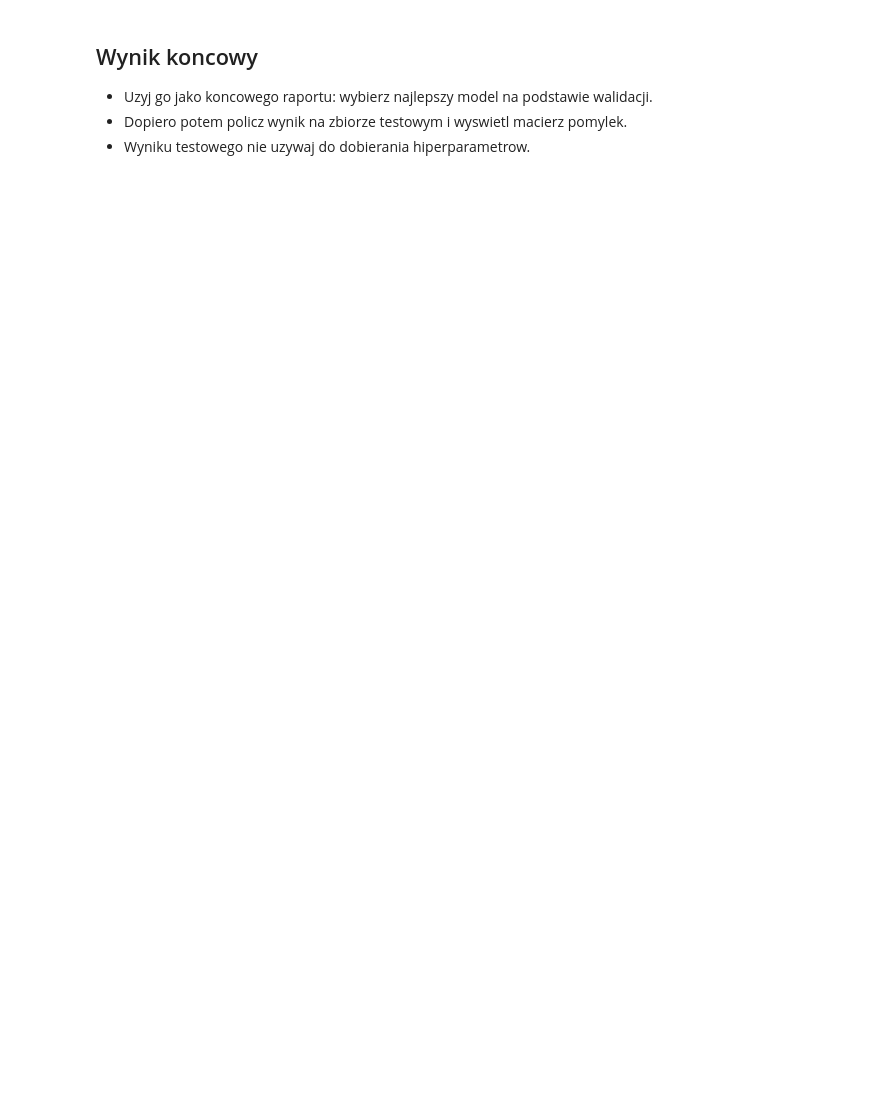
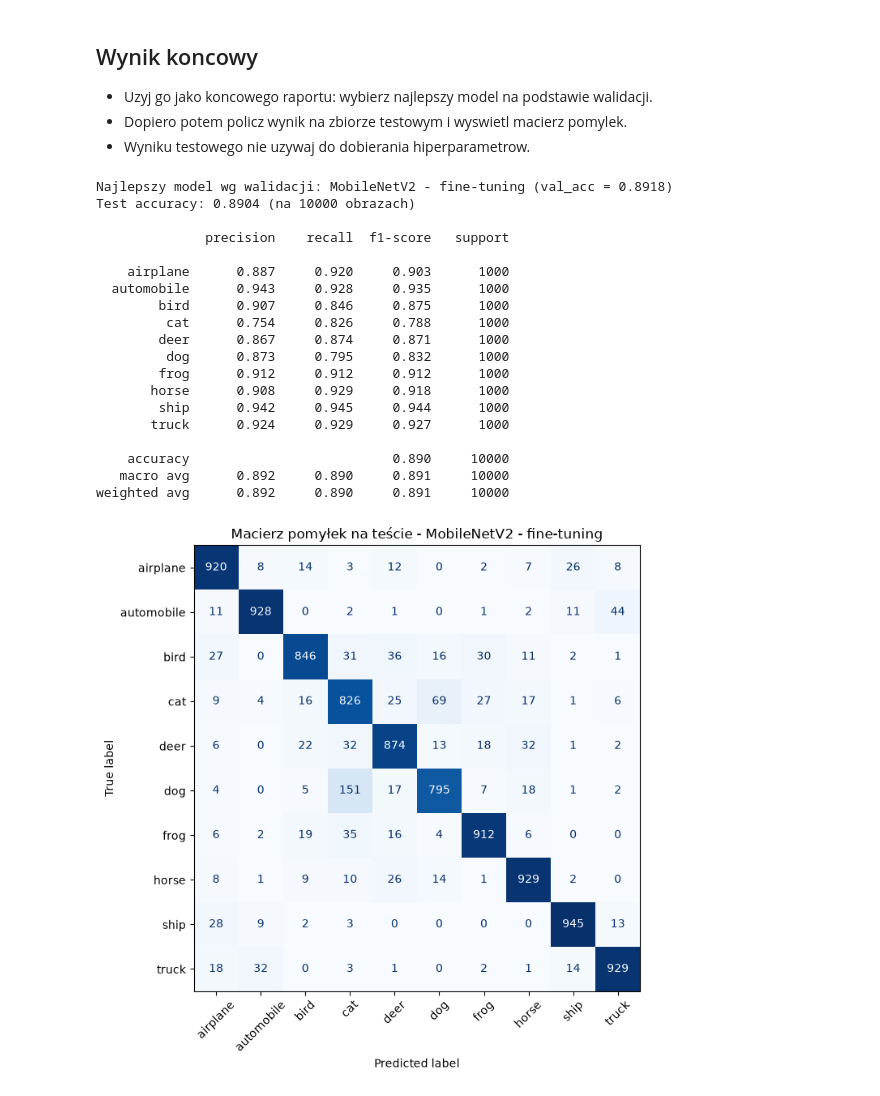
Before and after one commit to balicz3k/DeepLearning, a Jupyter notebook: lab5/05_pytorch_moje.ipynb, the cells around one changed output. Cells and saved outputs as stored; diff of their text form; code cells hidden in the pictures; blank space fills up the shorter version.

Commit message:
lab5: wynik końcowy na teście, wykonany notatnik z komentarzami

```diff
--- a/lab5/05_pytorch_moje.ipynb
+++ b/lab5/05_pytorch_moje.ipynb
@@ -588,0 +685,62 @@ print(...)
+# %%
+# Wynik koncowy.
+
+# TODO:
+# - upewnij sie, ze wiersze w torch_rows przechowuja model_object oraz test_transform,
+# - wybierz najlepszy model na podstawie validation accuracy,
+# - policz accuracy i classification_report na tescie,
+# - pokaz macierz pomylek,
+# - napisz 2-3 zdania komentarza pod komorka.
+
+# Wybór tylko na podstawie walidacji - zbiór testowy nie brał udziału w żadnej decyzji.
+best_row = max(torch_rows, key=lambda r: r["val_accuracy"])
+best_model = best_row["model_object"].to(DEVICE)
+best_model.eval()
+
+# Test z tą samą transformacją, jakiej model używał na walidacji (dla MobileNetV2: 96x96 + statystyki ImageNet).
+test_dataset = datasets.CIFAR10(root=DATA_ROOT, train=False, download=True, transform=best_row["test_transform"])
+test_loader = DataLoader(test_dataset, batch_size=BATCH_SIZE, shuffle=False, num_workers=NUM_WORKERS)
+
+predictions = []
+labels = []
+with torch.no_grad():
+    for X_batch, y_batch in test_loader:
+        logits = best_model(X_batch.to(DEVICE))
+        predictions.append(logits.argmax(dim=1).cpu())
+        labels.append(y_batch)
+test_pred = torch.cat(predictions).numpy()
+test_true = torch.cat(labels).numpy()
+
+print(f"Najlepszy model wg walidacji: {best_row['name']} (val_acc = {best_row['val_accuracy']:.4f})")
+print(f"Test accuracy: {accuracy_score(test_true, test_pred):.4f} (na {len(test_true)} obrazach)")
+print()
+print(classification_report(test_true, test_pred, target_names=CLASS_NAMES, digits=3))
+
+fig, ax = plt.subplots(figsize=(8, 7))
+ConfusionMatrixDisplay.from_predictions(
+    test_true, test_pred, display_labels=CLASS_NAMES, xticks_rotation=45, cmap="Blues", colorbar=False, ax=ax
+)
+ax.set_title(f"Macierz pomyłek na teście - {best_row['name']}")
+plt.tight_layout()
+plt.show()
+# %% [output]
+Najlepszy model wg walidacji: MobileNetV2 - fine-tuning (val_acc = 0.8918)
+Test accuracy: 0.8904 (na 10000 obrazach)
+
+              precision    recall  f1-score   support
+
+    airplane      0.887     0.920     0.903      1000
+  automobile      0.943     0.928     0.935      1000
+        bird      0.907     0.846     0.875      1000
+         cat      0.754     0.826     0.788      1000
+        deer      0.867     0.874     0.871      1000
+         dog      0.873     0.795     0.832      1000
+        frog      0.912     0.912     0.912      1000
+       horse      0.908     0.929     0.918      1000
+        ship      0.942     0.945     0.944      1000
+       truck      0.924     0.929     0.927      1000
+
+    accuracy                          0.890     10000
+   macro avg      0.892     0.890     0.891     10000
+weighted avg      0.892     0.890     0.891     10000
+[figure, added]
```
Also changed, not shown: parts of 11 cells of this notebook.
